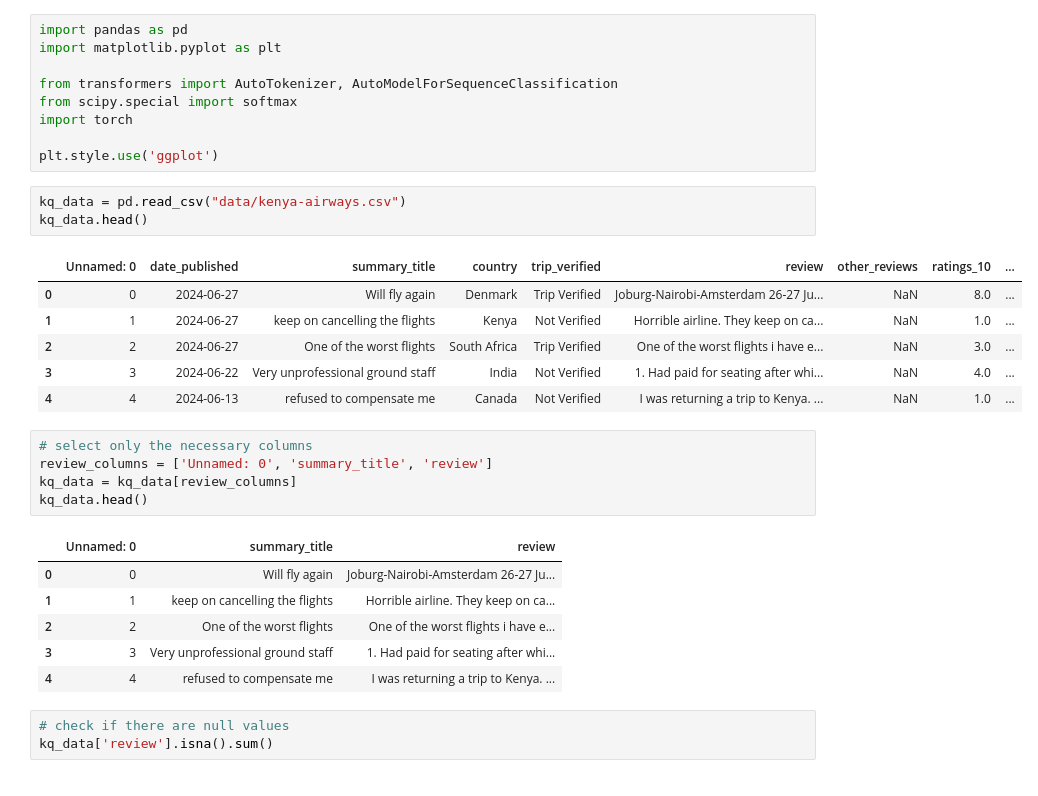
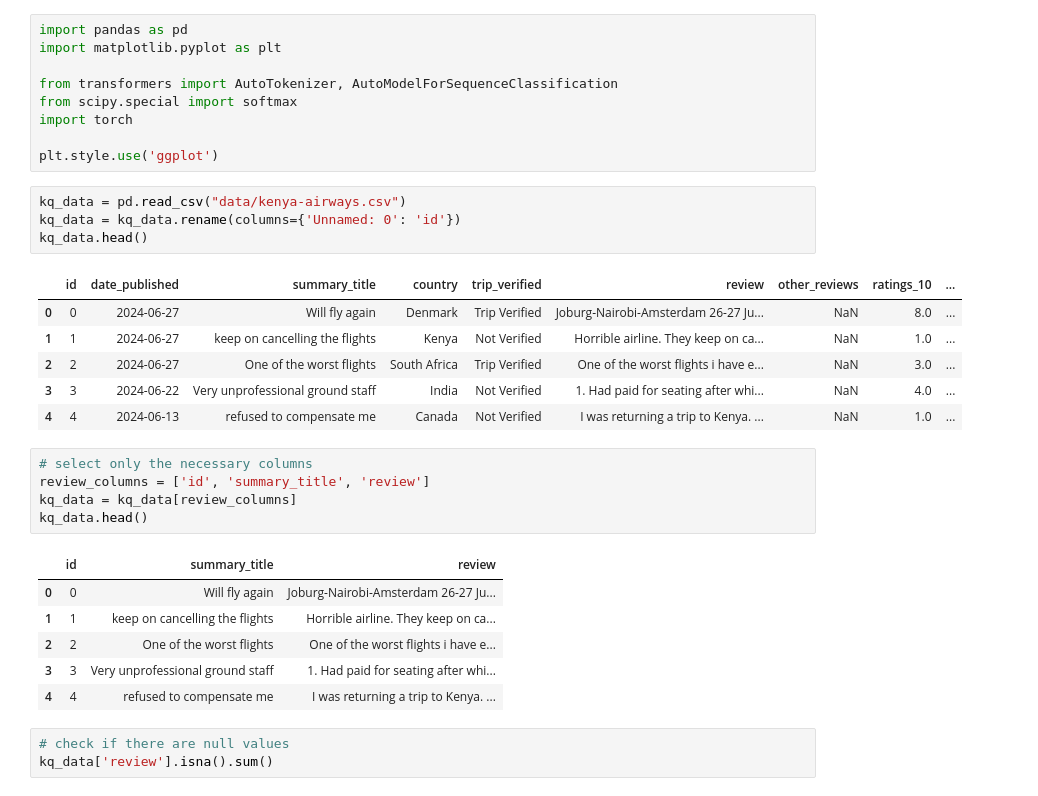
Before and after one commit to Demiga-g/kenya-airways-analytics, a Jupyter notebook: kenya_airways_analytics.ipynb, the cells around one changed output. Cells and saved outputs as stored; diff of their text form.

Commit message:
proper column naming

```diff
--- a/kenya_airways_analytics.ipynb
+++ b/kenya_airways_analytics.ipynb
@@ -19,9 +19,10 @@ import torch
 plt.style.use('ggplot')
 # %%
 kq_data = pd.read_csv("data/kenya-airways.csv")
+kq_data = kq_data.rename(columns={'Unnamed: 0': 'id'})
 kq_data.head()
 # %% [output]
-|  | Unnamed: 0 | date_published | summary_title | country | trip_verified | review | other_reviews | ratings_10 | ... |
+|  | id | date_published | summary_title | country | trip_verified | review | other_reviews | ratings_10 | ... |
 | 0 | 0 | 2024-06-27 | Will fly again | Denmark | Trip Verified | Joburg-Nairobi-Amsterdam 26-27 Ju... | NaN | 8.0 | ... |
 | 1 | 1 | 2024-06-27 | keep on cancelling the flights | Kenya | Not Verified | Horrible airline. They keep on ca... | NaN | 1.0 | ... |
 | 2 | 2 | 2024-06-27 | One of the worst flights | South Africa | Trip Verified | One of the worst flights i have e... | NaN | 3.0 | ... |
@@ -29,11 +30,11 @@ kq_data.head()
 | 4 | 4 | 2024-06-13 | refused to compensate me | Canada | Not Verified | I was returning a trip to Kenya. ... | NaN | 1.0 | ... |
 # %%
 # select only the necessary columns
-review_columns = ['Unnamed: 0', 'summary_title', 'review']
+review_columns = ['id', 'summary_title', 'review']
 kq_data = kq_data[review_columns]
 kq_data.head()
 # %% [output]
-|  | Unnamed: 0 | summary_title | review |
+|  | id | summary_title | review |
 | 0 | 0 | Will fly again | Joburg-Nairobi-Amsterdam 26-27 Ju... |
 | 1 | 1 | keep on cancelling the flights | Horrible airline. They keep on ca... |
 | 2 | 2 | One of the worst flights | One of the worst flights i have e... |
```
Also changed, not shown: parts of 2 cells of this notebook.
